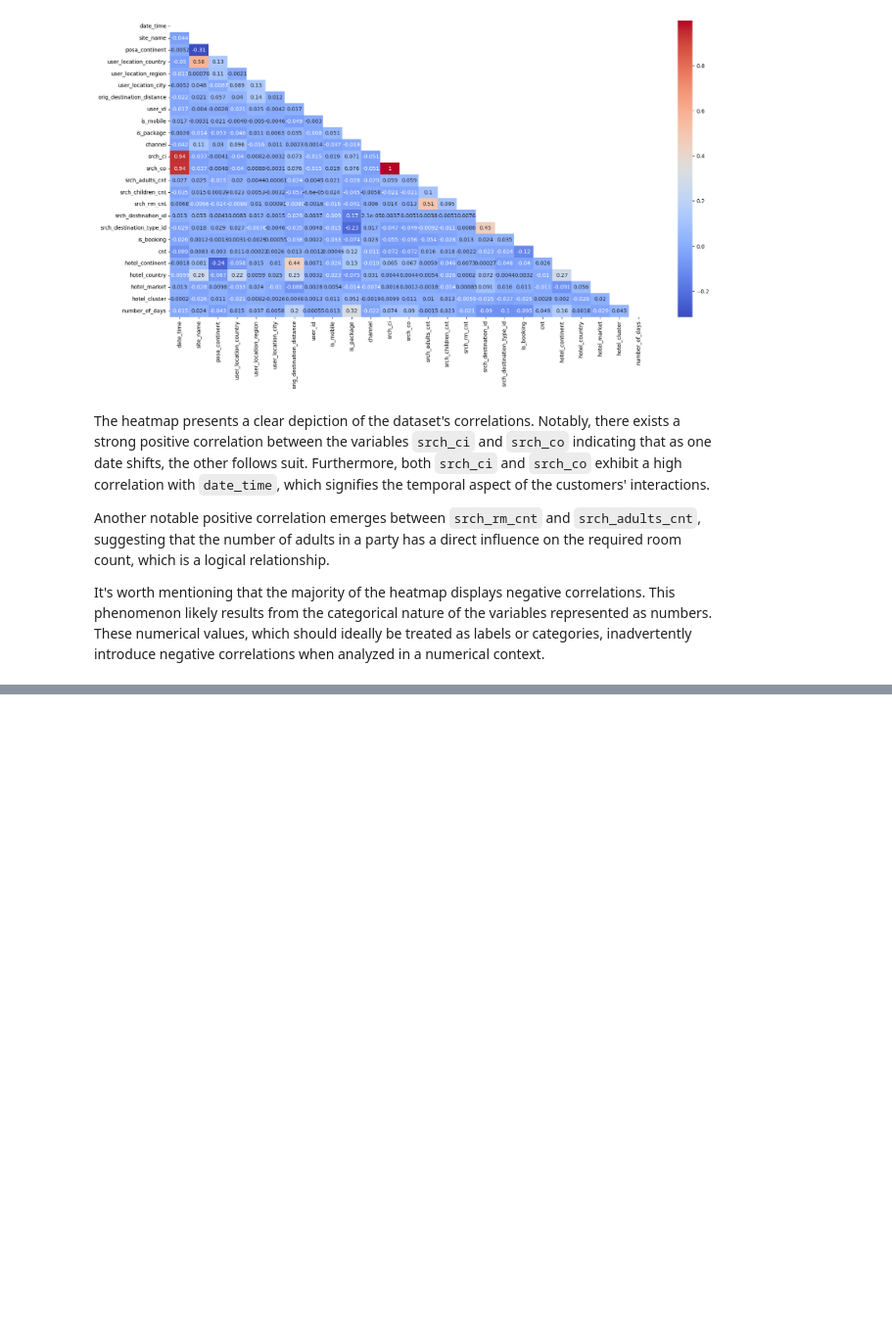
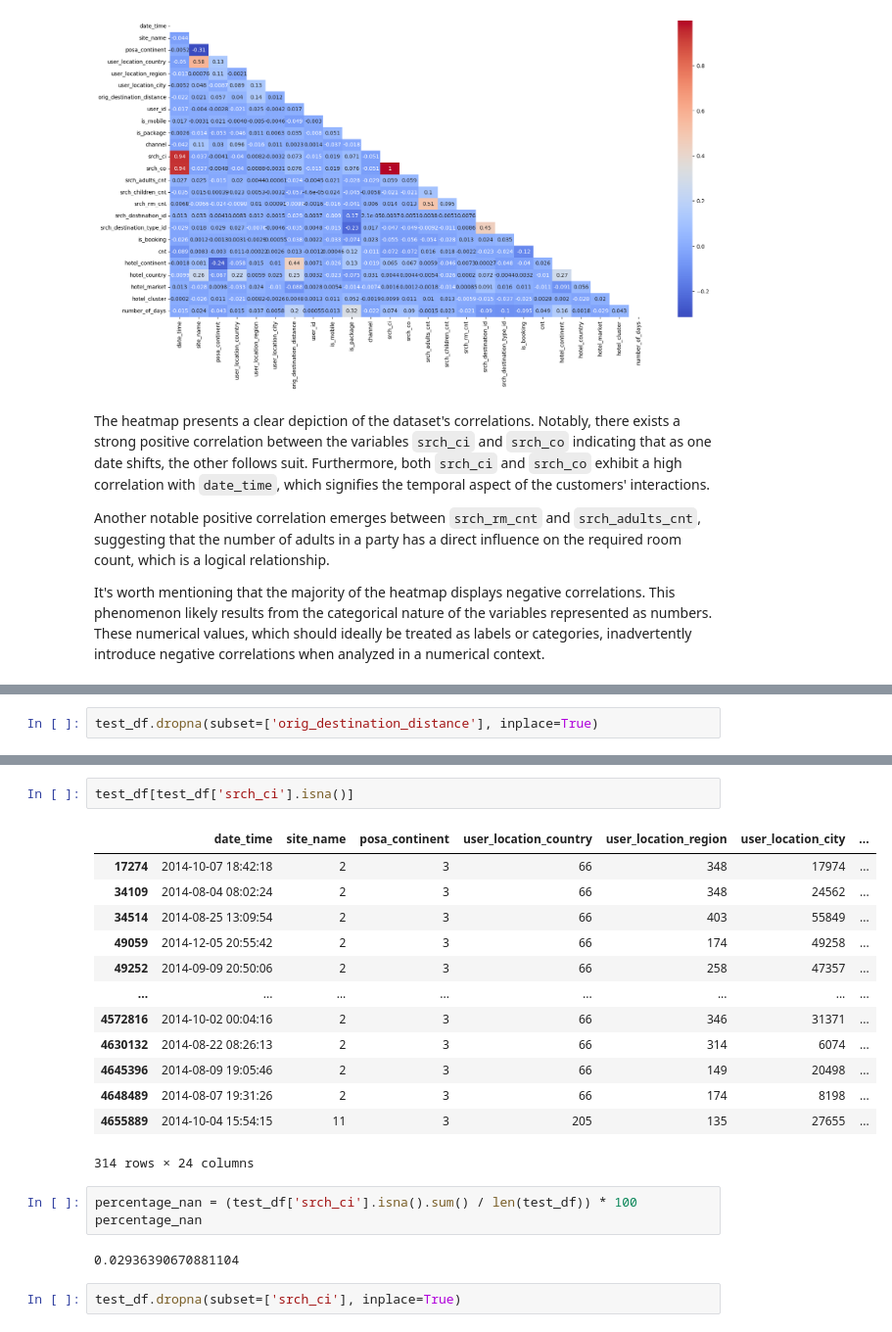
Before and after one commit to laisamorimm/Expedia_Hotel_Recommendation, a Jupyter notebook: Notebooks/Capstone.ipynb, the cells around one changed output, grey strips where cells are left out. Shown at 98% size. Cells and saved outputs as stored; diff of their text form; blank space fills up the shorter version.

```diff
--- a/Notebooks/Capstone.ipynb
+++ b/Notebooks/Capstone.ipynb
@@ -1528,0 +1642,2 @@ It's worth mentioning that the majority of the heatmap displays negative correla
+# %%
+test_df.dropna(subset=['orig_destination_distance'], inplace=True)
@@ -1528,0 +1664,23 @@ It's worth mentioning that the majority of the heatmap displays negative correla
+# %%
+test_df[test_df['srch_ci'].isna()]
+# %% [output]
+|  | date_time | site_name | posa_continent | user_location_country | user_location_region | user_location_city | ... |
+| 17274 | 2014-10-07 18:42:18 | 2 | 3 | 66 | 348 | 17974 | ... |
+| 34109 | 2014-08-04 08:02:24 | 2 | 3 | 66 | 348 | 24562 | ... |
+| 34514 | 2014-08-25 13:09:54 | 2 | 3 | 66 | 403 | 55849 | ... |
+| 49059 | 2014-12-05 20:55:42 | 2 | 3 | 66 | 174 | 49258 | ... |
+| 49252 | 2014-09-09 20:50:06 | 2 | 3 | 66 | 258 | 47357 | ... |
+| ... | ... | ... | ... | ... | ... | ... | ... |
+| 4572816 | 2014-10-02 00:04:16 | 2 | 3 | 66 | 346 | 31371 | ... |
+| 4630132 | 2014-08-22 08:26:13 | 2 | 3 | 66 | 314 | 6074 | ... |
+| 4645396 | 2014-08-09 19:05:46 | 2 | 3 | 66 | 149 | 20498 | ... |
+| 4648489 | 2014-08-07 19:31:26 | 2 | 3 | 66 | 174 | 8198 | ... |
+| 4655889 | 2014-10-04 15:54:15 | 11 | 3 | 205 | 135 | 27655 | ... |
+314 rows × 24 columns
+# %%
+percentage_nan = (test_df['srch_ci'].isna().sum() / len(test_df)) * 100
+percentage_nan
+# %% [output]
+0.02936390670881104
+# %%
+test_df.dropna(subset=['srch_ci'], inplace=True)
```
Also changed, not shown: parts of 29 cells of this notebook.
